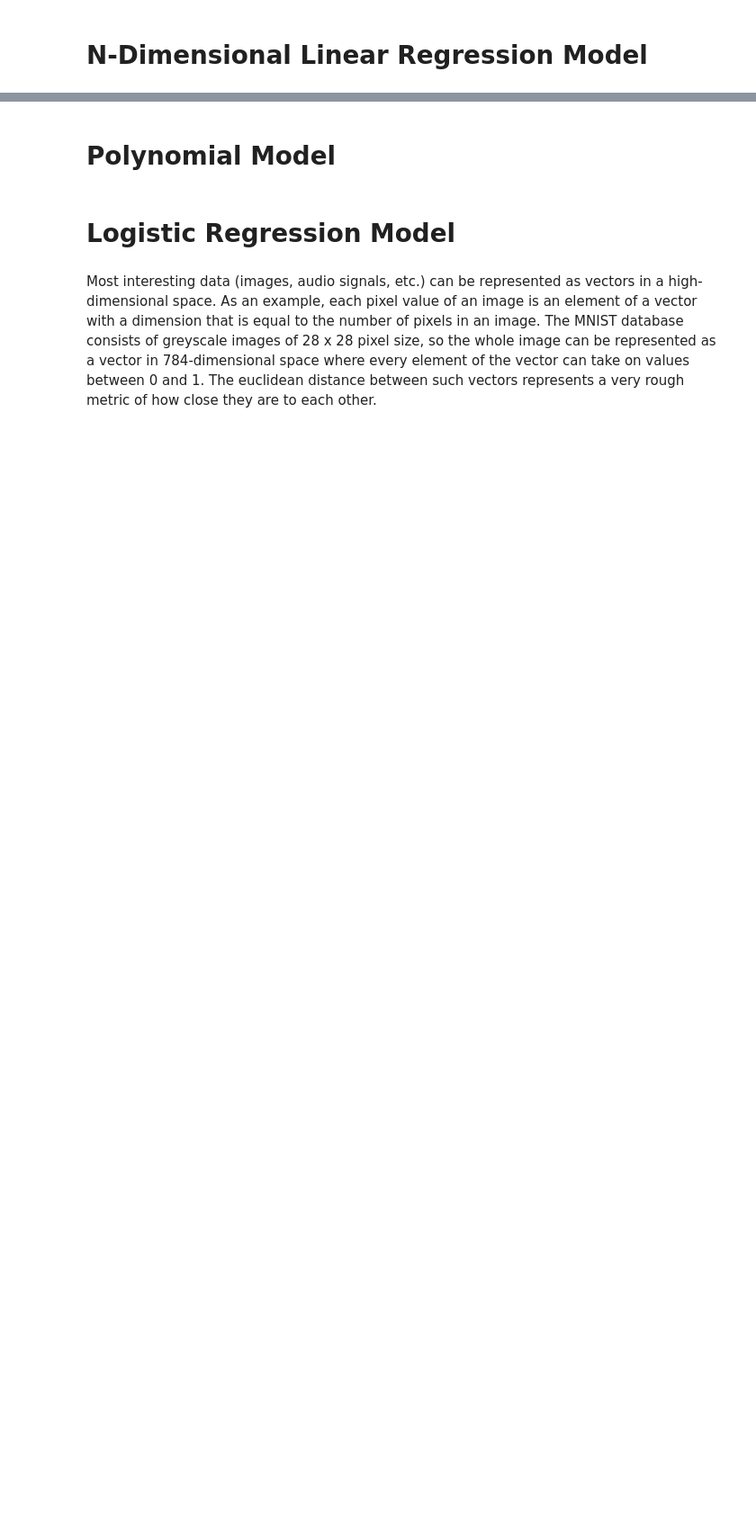
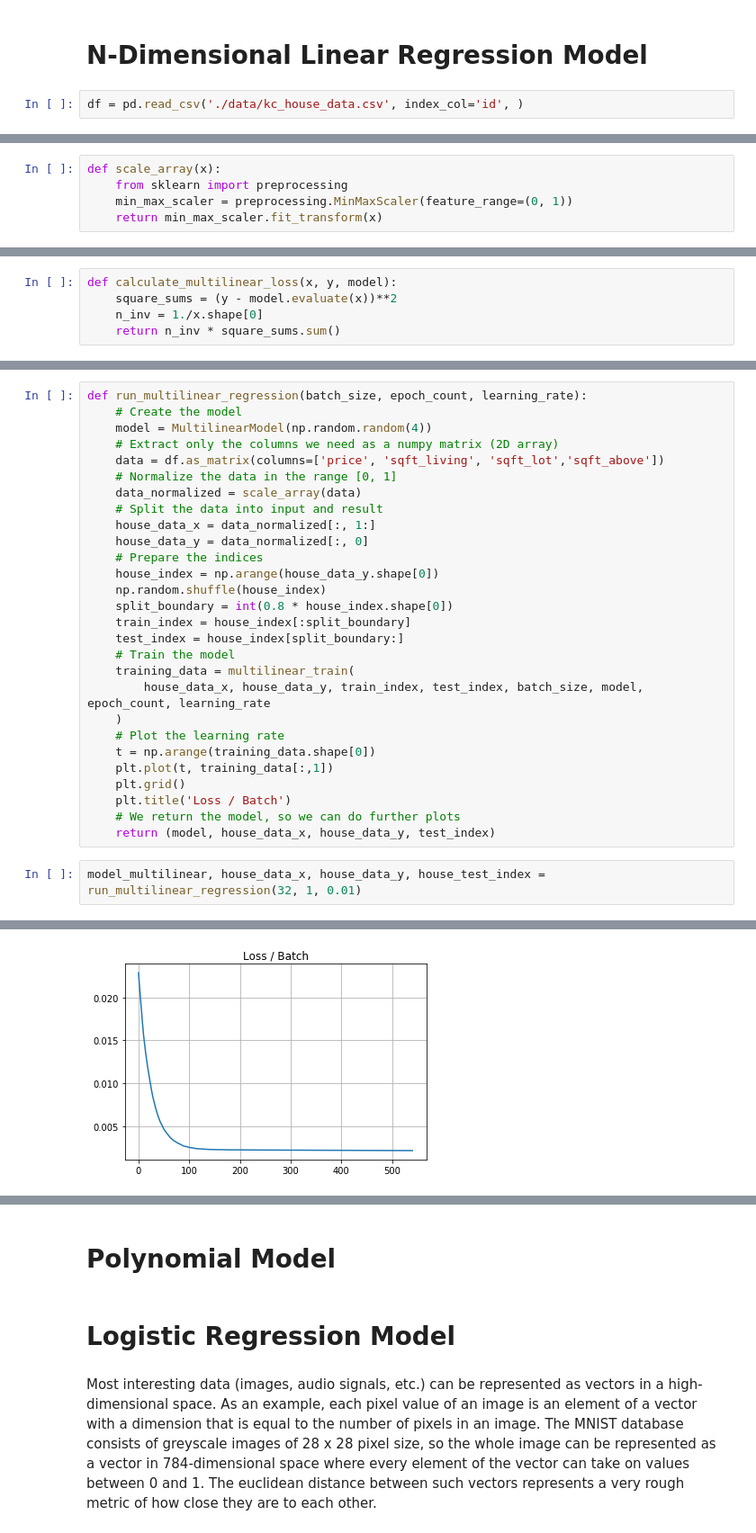
Before and after one commit to engineering-learning-machines/starter, a Jupyter notebook: Linear Regression as the Fundamental of Machine Learning.ipynb, the cells around one changed output, grey strips where cells are left out. Shown at 90% size. Drawn from its saved outputs; the diff is of its cells as text; blank space fills up the shorter version.

Commit message:
Multilinear regression added

```diff
--- a/Linear Regression as the Fundamental of Machine Learning.ipynb
+++ b/Linear Regression as the Fundamental of Machine Learning.ipynb
@@ -435,2 +436,4 @@ plot_results(model_large_learning_rate, 'Large Learning Rate')
 # %% [markdown]
 # N-Dimensional Linear Regression Model
+# %%
+df = pd.read_csv('./data/kc_house_data.csv', index_col='id', )
@@ -436,0 +494,5 @@ plot_results(model_large_learning_rate, 'Large Learning Rate')
+# %%
+def scale_array(x):
+    from sklearn import preprocessing
+    min_max_scaler = preprocessing.MinMaxScaler(feature_range=(0, 1))
+    return min_max_scaler.fit_transform(x)
@@ -436,0 +518,5 @@ plot_results(model_large_learning_rate, 'Large Learning Rate')
+# %%
+def calculate_multilinear_loss(x, y, model):
+    square_sums = (y - model.evaluate(x))**2
+    n_inv = 1./x.shape[0]
+    return n_inv * square_sums.sum()
@@ -436,0 +574,31 @@ plot_results(model_large_learning_rate, 'Large Learning Rate')
+# %%
+def run_multilinear_regression(batch_size, epoch_count, learning_rate):
+    # Create the model
+    model = MultilinearModel(np.random.random(4))
+    # Extract only the columns we need as a numpy matrix (2D array)
+    data = df.as_matrix(columns=['price', 'sqft_living', 'sqft_lot','sqft_above'])
+    # Normalize the data in the range [0, 1]
+    data_normalized = scale_array(data)
+    # Split the data into input and result
+    house_data_x = data_normalized[:, 1:]
+    house_data_y = data_normalized[:, 0]
+    # Prepare the indices
+    house_index = np.arange(house_data_y.shape[0])
+    np.random.shuffle(house_index)
+    split_boundary = int(0.8 * house_index.shape[0])
+    train_index = house_index[:split_boundary]
+    test_index = house_index[split_boundary:]
+    # Train the model
+    training_data = multilinear_train(
+        house_data_x, house_data_y, train_index, test_index, batch_size, model, epoch_count, learning_rate
+    )
+    # Plot the learning rate
+    t = np.arange(training_data.shape[0])
+    plt.plot(t, training_data[:,1])
+    plt.grid()
+    plt.title('Loss / Batch')
+    # We return the model, so we can do further plots
+    return (model, house_data_x, house_data_y, test_index)
+# %%
+model_multilinear, house_data_x, house_data_y, house_test_index = run_multilinear_regression(32, 1, 0.01)
+# %% [output]
@@ -436,0 +607 @@ plot_results(model_large_learning_rate, 'Large Learning Rate')
+[figure, added]
```
Also changed, not shown: parts of 31 cells of this notebook.
